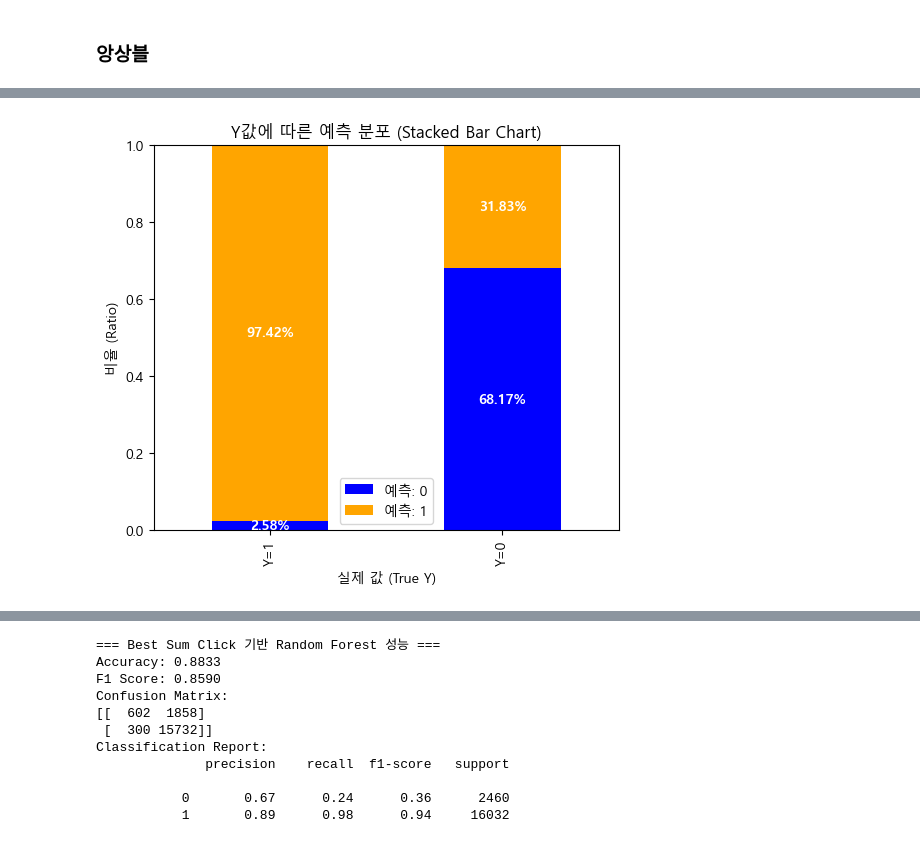
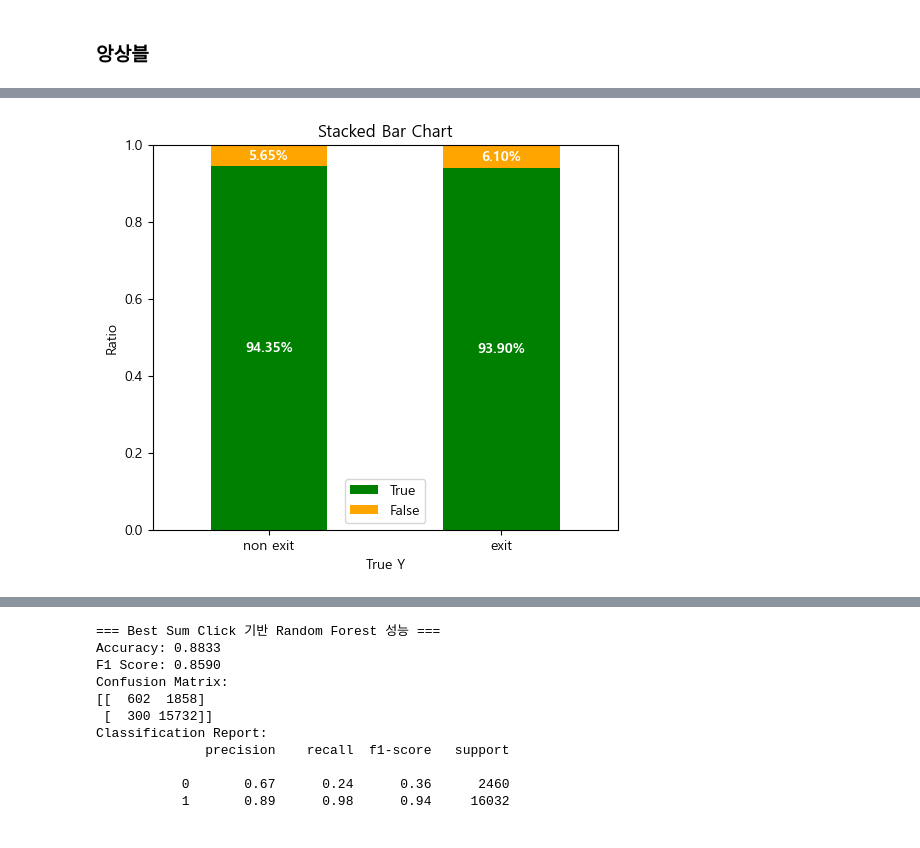
Before and after one commit to SKNETWORKS-FAMILY-AICAMP/SKN09-2nd-1Team, a Jupyter notebook: student_attrition_prediction.ipynb, the cells around one changed output, grey strips where cells are left out. Saved outputs shown, nothing was run; the diff lists cells and outputs as text; code cells hidden in the pictures.

```diff
--- a/student_attrition_prediction.ipynb
+++ b/student_attrition_prediction.ipynb
@@ -348,6 +348,7 @@ final_merged_data.to_csv('./data/final_merge_data', index=False)
 ### 학습 데이터
 # %%
 from sklearn.model_selection import train_test_split
+from imblearn.over_sampling import SMOTE
 
 sum_clicked_features = ['highest_education', 'imd_band', 'log_sum_click', 'log_studied_credits', 'scaled_score']
 mean_clicked_features = ['highest_education', 'imd_band', 'log_mean_click', 'log_studied_credits', 'scaled_score']
@@ -356,8 +357,13 @@ sum_x = final_merged_data[sum_clicked_features]
 mean_x = final_merged_data[mean_clicked_features]
 y = final_merged_data['final_result']
 
-sum_x_train, sum_x_test, y_train, y_test = train_test_split(sum_x, y, test_size=0.1, random_state=42, stratify=y)
-mean_x_train, mean_x_test, y_train, y_test = train_test_split(mean_x, y, test_size=0.1, random_state=42, stratify=y)
+smote = SMOTE(sampling_strategy='auto', random_state=42)
+
+sum_x_resampled, y_resampled = smote.fit_resample(sum_x, y)
+mean_x_resampled, y_resampled = smote.fit_resample(mean_x, y)
+
+sum_x_train, sum_x_test, y_train, y_test = train_test_split(sum_x_resampled, y_resampled, test_size=0.1, random_state=42, stratify=y_resampled)
+mean_x_train, mean_x_test, y_train, y_test = train_test_split(mean_x_resampled, y_resampled, test_size=0.1, random_state=42, stratify=y_resampled)
 # %% [markdown]
 ### 모델 학습
 # %%
@@ -776,40 +829,32 @@ Recall : 0.9352693056456847
 # %%
-import numpy as np
-import matplotlib.pyplot as plt
-import pandas as pd
+y1_pred_1 = np.sum((y_test == 1) & (sum_y_pred == 1)) / np.sum(y_test == 1)
+y1_pred_0 = np.sum((y_test == 1) & (sum_y_pred == 0)) / np.sum(y_test == 1)
+
+y0_pred_0 = np.sum((y_test == 0) & (sum_y_pred == 0)) / np.sum(y_test == 0)
+y0_pred_1 = np.sum((y_test == 0) & (sum_y_pred == 1)) / np.sum(y_test == 0)
 
 
-# 📌 실제 Y가 1일 때, 예측된 1과 0의 비율 계산
-y1_pred_1 = np.sum((y_test == 1) & (y_pred == 1)) / np.sum(y_test == 1)  # Y=1 → 1로 예측된 비율
-y1_pred_0 = np.sum((y_test == 1) & (y_pred == 0)) / np.sum(y_test == 1)  # Y=1 → 0으로 예측된 비율
-
-# 📌 실제 Y가 0일 때, 예측된 1과 0의 비율 계산
-y0_pred_1 = np.sum((y_test == 0) & (y_pred == 1)) / np.sum(y_test == 0)  # Y=0 → 1로 예측된 비율
-y0_pred_0 = np.sum((y_test == 0) & (y_pred == 0)) / np.sum(y_test == 0)  # Y=0 → 0으로 예측된 비율
-
-# 📌 데이터프레임으로 변환 (시각화를 쉽게 하기 위해)
 df = pd.DataFrame({
-    "실제 Y 값": ["Y=1", "Y=0"],
-    "예측: 0": [y1_pred_0, y0_pred_0],
-    "예측: 1": [y1_pred_1, y0_pred_1]
+    "실제 Y 값": ["non exit", "exit"],
+    "정답": [y1_pred_1, y0_pred_0],
+    "오답": [y1_pred_0, y0_pred_1]
 })
 
-# 📌 Stacked Bar Chart 그리기
-ax = df.set_index("실제 Y 값").plot(kind="bar", stacked=True, color=["blue", "orange"], figsize=(6, 5))
+ax = df.set_index("실제 Y 값").plot(kind="bar", stacked=True, color=["green", "orange"], figsize=(6, 5))
 
-# 막대 위에 비율 숫자 추가 (소수점 2자리)
 for p in ax.patches:
     width, height = p.get_width(), p.get_height()
     x, y = p.get_x(), p.get_y()
-    if height > 0:  # 0인 값은 표시 안 함
+    if height > 0:
         ax.text(x + width / 2, y + height / 2, f"{height*100:.2f}%", ha="center", va="center", fontsize=10, color="white", fontweight="bold")
 
-# 그래프 세부 설정
-plt.xlabel("실제 값 (True Y)")
-plt.ylabel("비율 (Ratio)")
-plt.title("Y값에 따른 예측 분포 (Stacked Bar Chart)")
-plt.legend(["예측: 0", "예측: 1"])
-plt.ylim(0, 1)  # 100% 비율로 보이도록 설정
+
+plt.xlabel("True Y")
+plt.ylabel("Ratio")
+plt.title("Stacked Bar Chart")
+plt.xticks(rotation=0)
+plt.legend(["True", "False"])
+plt.ylim(0, 1)
 plt.show()
 # %% [output]
-[figure, old version]
+[figure, new version]
```
Also changed, not shown: parts of 26 cells of this notebook.
